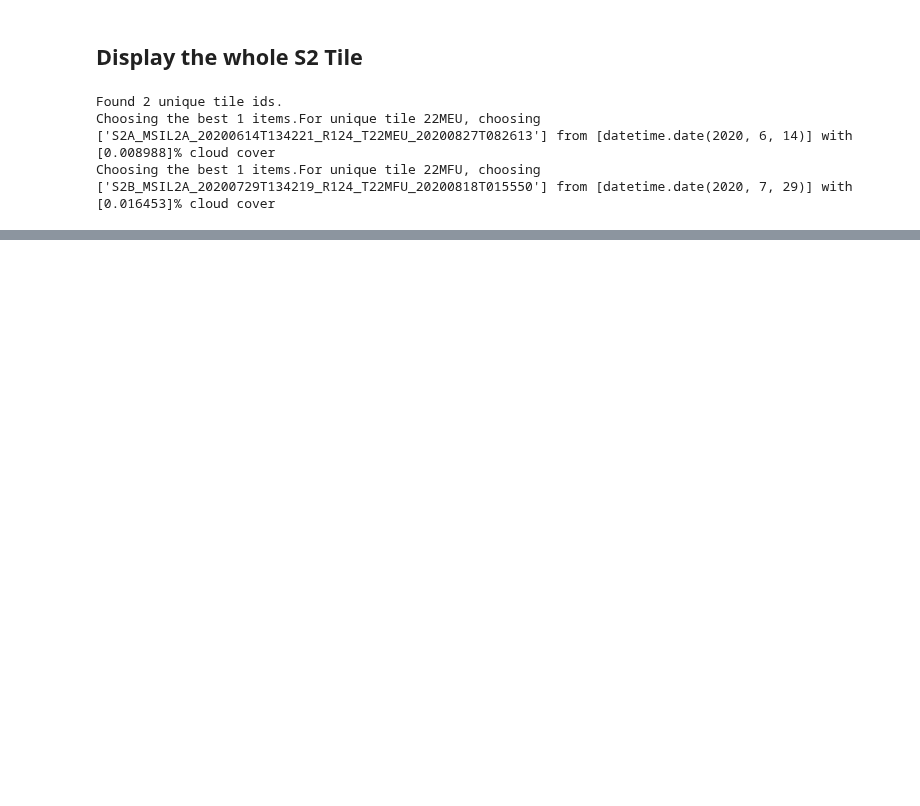
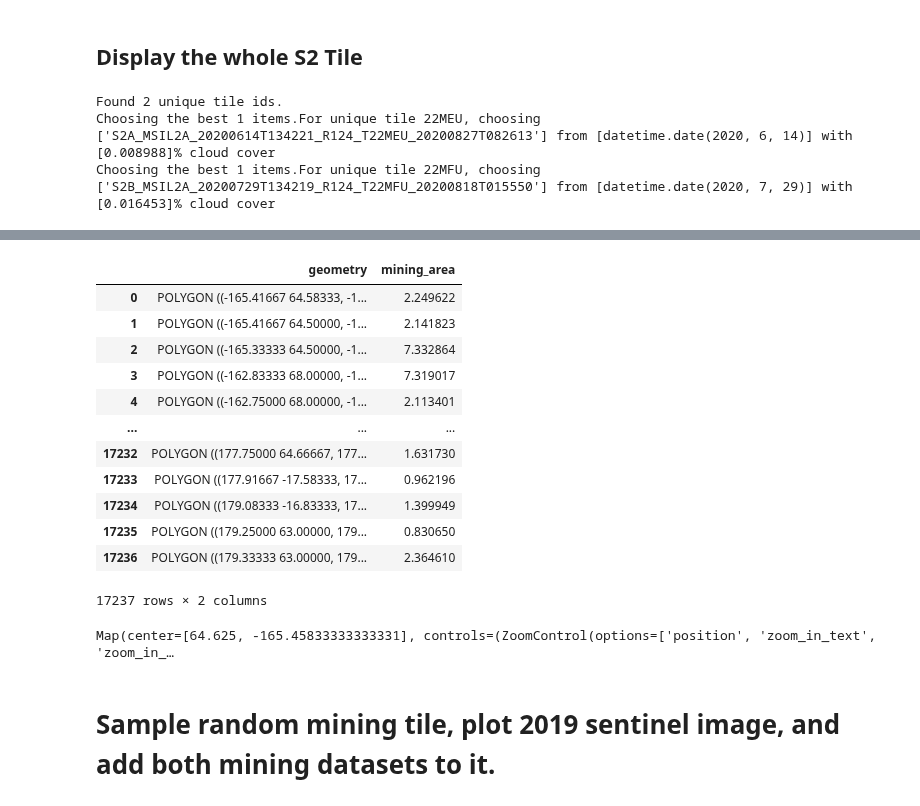
Before and after one commit to SimonJasansky/mine-segmentation, a Jupyter notebook: notebooks/check_mining_polygons.ipynb, the cells around one changed output, grey strips where cells are left out. Drawn from its saved outputs; the diff is of its cells as text; code cells hidden in the pictures; blank space fills up the shorter version.

```diff
--- a/notebooks/check_mining_polygons.ipynb
+++ b/notebooks/check_mining_polygons.ipynb
@@ -162,0 +250,29 @@ No such comm: dafc237cbfe7496597ad58902d4ef600
+# %%
+import numpy as np
+from tqdm import tqdm
+src = rasterio.open(MAUS_AREA_RASTER)
+array = src.read(1)
+
+# Get the transformation matrix
+transform = src.transform
+
+# Create an empty list to store the bounding boxes
+bounding_boxes = []
+mining_area = []
+
+# Iterate over the pixels in the raster
+# only record bounding box if they have over 0.5 square km of mining area (out of a total area per square of 78.41 sq.km)
+for x in tqdm(range(src.width)):
+    for y in range(src.height):
+        if array[y, x] > 0.5:
+            # Get the pixel's bounding box
+            # The bounding box is defined by the pixel's top-left and bottom-right corners
+            top_left = transform * (x, y)
+            bottom_right = transform * (x + 1, y + 1)
+            bounding_box = [top_left[0], bottom_right[1], bottom_right[0], top_left[1]]
+
+            # Add the bounding box to the list
+            bounding_boxes.append(bounding_box)
+
+            # add the mining area to the list
+            mining_area.append(array[y, x])
@@ -162,0 +283,32 @@ No such comm: dafc237cbfe7496597ad58902d4ef600
+# %%
+# Create a GeoDataFrame from the bounding boxes and the area
+gdf = gpd.GeoDataFrame(geometry=[box(*bbox) for bbox in bounding_boxes], crs="EPSG:4326")
+gdf["mining_area"] = mining_area
+gdf
+# %% [output]
+|  | geometry | mining_area |
+| 0 | POLYGON ((-165.41667 64.58333, -1... | 2.249622 |
+| 1 | POLYGON ((-165.41667 64.50000, -1... | 2.141823 |
+| 2 | POLYGON ((-165.33333 64.50000, -1... | 7.332864 |
+| 3 | POLYGON ((-162.83333 68.00000, -1... | 7.319017 |
+| 4 | POLYGON ((-162.75000 68.00000, -1... | 2.113401 |
+| ... | ... | ... |
+| 17232 | POLYGON ((177.75000 64.66667, 177... | 1.631730 |
+| 17233 | POLYGON ((177.91667 -17.58333, 17... | 0.962196 |
+| 17234 | POLYGON ((179.08333 -16.83333, 17... | 1.399949 |
+| 17235 | POLYGON ((179.25000 63.00000, 179... | 0.830650 |
+| 17236 | POLYGON ((179.33333 63.00000, 179... | 2.364610 |
+17237 rows × 2 columns
+# %%
+
+# Create a Map
+m = leafmap.Map(center=[(bounding_boxes[0][1] + bounding_boxes[0][3]) / 2,
+                        (bounding_boxes[0][0] + bounding_boxes[0][2]) / 2], zoom=2)
+
+# Add the GeoDataFrame to the map
+m.add_gdf(gdf.iloc[0:100,:], layer_name="bounding_boxes")
+
+# Display the map
+m
+# %% [output]
+Map(center=[64.625, -165.45833333333331], controls=(ZoomControl(options=['position', 'zoom_in_text', 'zoom_in_…
@@ -162,0 +318,2 @@ No such comm: dafc237cbfe7496597ad58902d4ef600
+# %% [markdown]
+# Sample random mining tile, plot 2019 sentinel image, and add both mining datasets to it.
```
Also changed, not shown: parts of 18 cells of this notebook.
